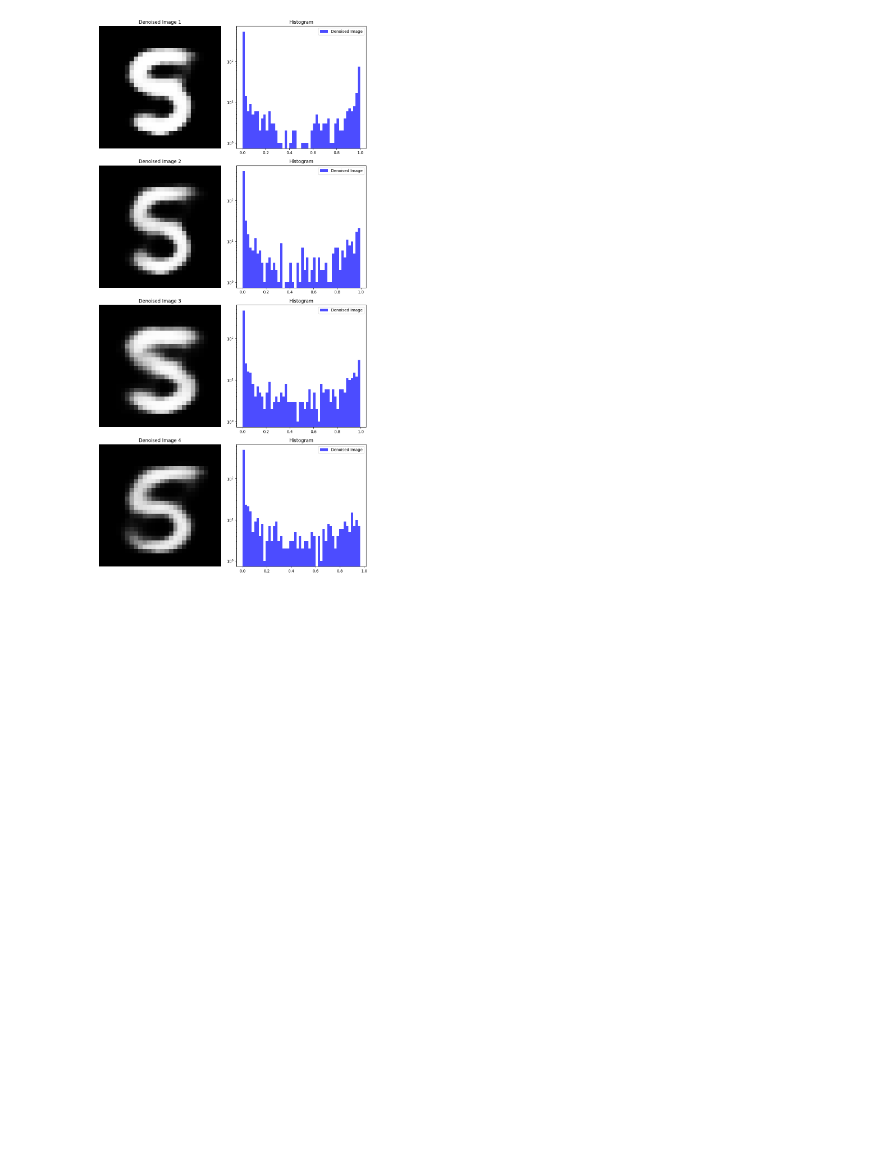
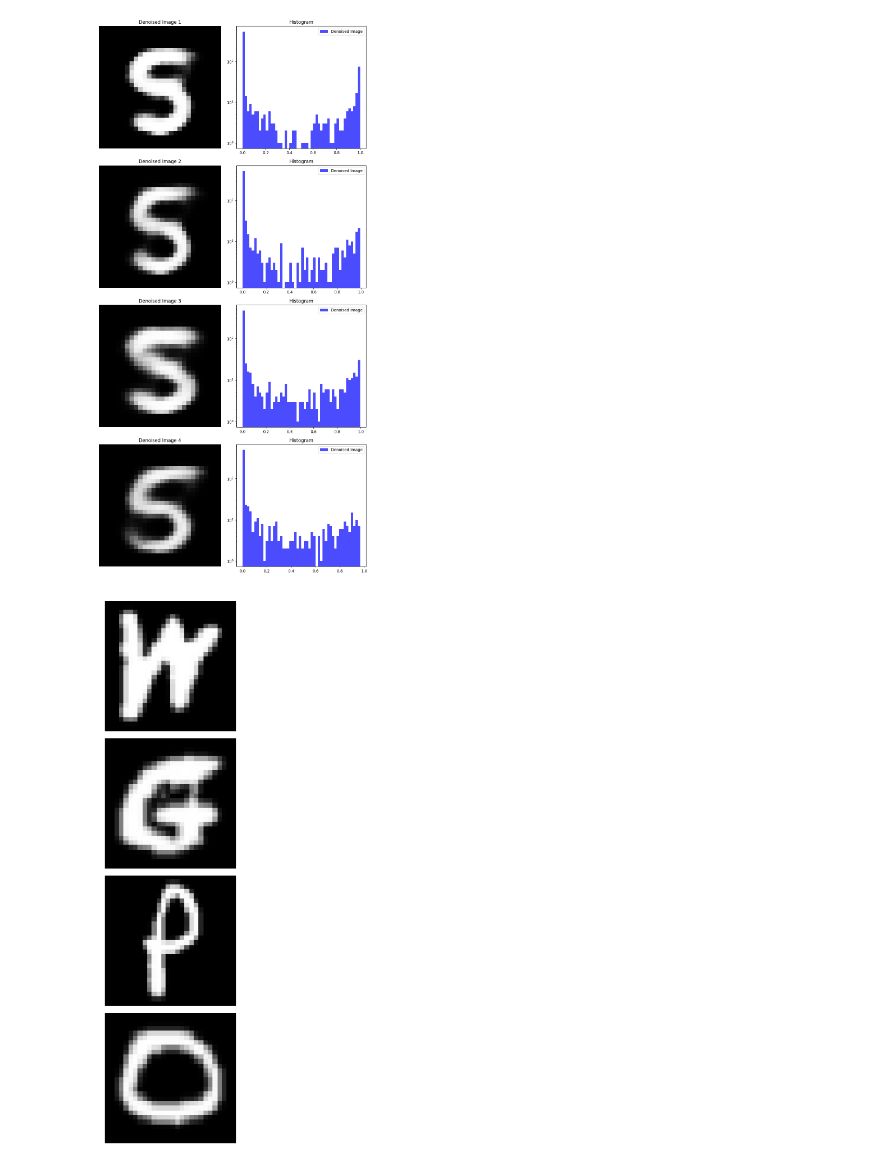
Before and after one commit to joshuarooijakkers/bayesian_denoising_autoencoder, a Jupyter notebook: increasing_noise_plots_linear.ipynb, the cells around one changed output. Saved outputs shown, nothing was run; the diff lists cells and outputs as text; code cells hidden in the pictures; blank space fills up the shorter version.

Commit message:
Added EMNIST

```diff
--- a/increasing_noise_plots_linear.ipynb
+++ b/increasing_noise_plots_linear.ipynb
@@ -459,3 +493,39 @@ plt.tight_layout()
 plt.show()
 # %% [output]
 [figure]
+# %%
+# Download and load the EMNIST dataset
+emnist_dataset = datasets.EMNIST(
+                root='./data',
+                download=True,
+                split='letters',
+                train=True,
+                transform=transforms.Compose([
+                    lambda img: transforms.functional.rotate(img, -90),
+                    lambda img: transforms.functional.hflip(img),
+                    transforms.ToTensor()
+                ])
+            )
+
+num_images = 4
+
+# Function to plot the images
+def plot_images(images, space=0.05, cmap='gray', vmax=None):
+    plt.figure(figsize=(2, 8))
+    for i in range(num_images):
+        plt.subplot(4, 1, i + 1)
+        plt.imshow(images[i].numpy().squeeze(), cmap=cmap, vmax=vmax)
+        plt.axis('off')
+    plt.subplots_adjust(wspace=space, hspace=space)
+    plt.show()
+
+
+# Initialize images
+# Get a different set of 8 images and their labels from the test dataset
+start_index = 0  # Change this to select a different starting point
+images, labels = zip(*[(emnist_dataset[i][0], emnist_dataset[i][1]) for i in range(start_index, start_index + 64)])
+
+# Plot the images
+plot_images(images, 0.05)
+# %% [output]
+[figure, added]
```
Also changed, not shown: parts of 12 cells of this notebook.
